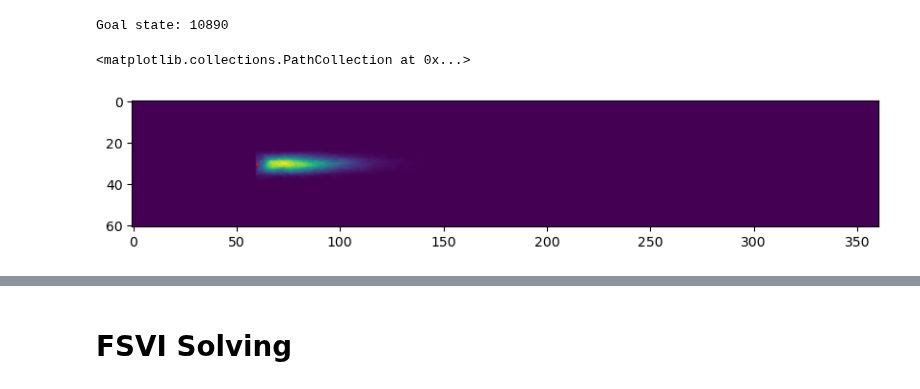
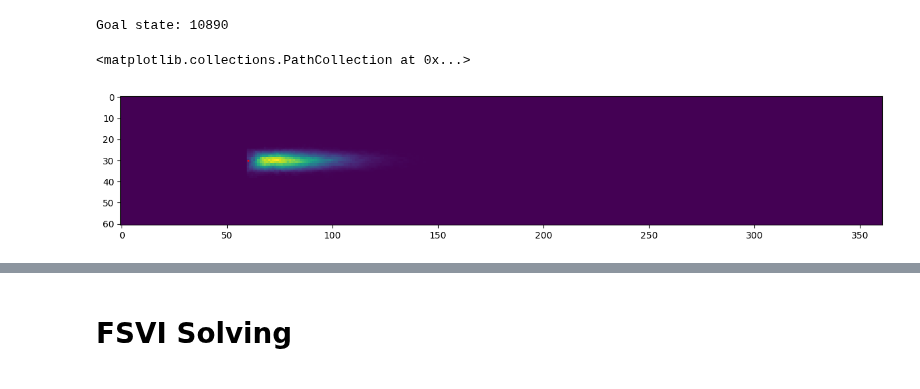
Before and after one commit to PimLb/POMDP_PBVI_Exploration, a Jupyter notebook: Experiments/Olfactory Navigation/Olfactory_Alternation_Paper_Wrap.ipynb, the cells around one changed output, grey strips where cells are left out. Drawn from its saved outputs; the diff is of its cells as text; code cells hidden in the pictures.

```diff
--- a/Experiments/Olfactory Navigation/Olfactory_Alternation_Paper_Wrap.ipynb
+++ b/Experiments/Olfactory Navigation/Olfactory_Alternation_Paper_Wrap.ipynb
@@ -52,9 +54,9 @@ print(f'Goal state: {goal_state}')
 # %% [output]
 Goal state: 10890
 # %%
-plt.figure(figsize=(10,20))
+plt.figure(figsize=(15,5))
 plt.imshow(ground_data)
 plt.scatter(goal_state_coords[1], goal_state_coords[0], c='red',s=1)
 # %% [output]
 <matplotlib.collections.PathCollection at 0x...>
-[figure, old version]
+[figure, new version]
```
Also changed, not shown: parts of 39 cells of this notebook, 3 other files.
